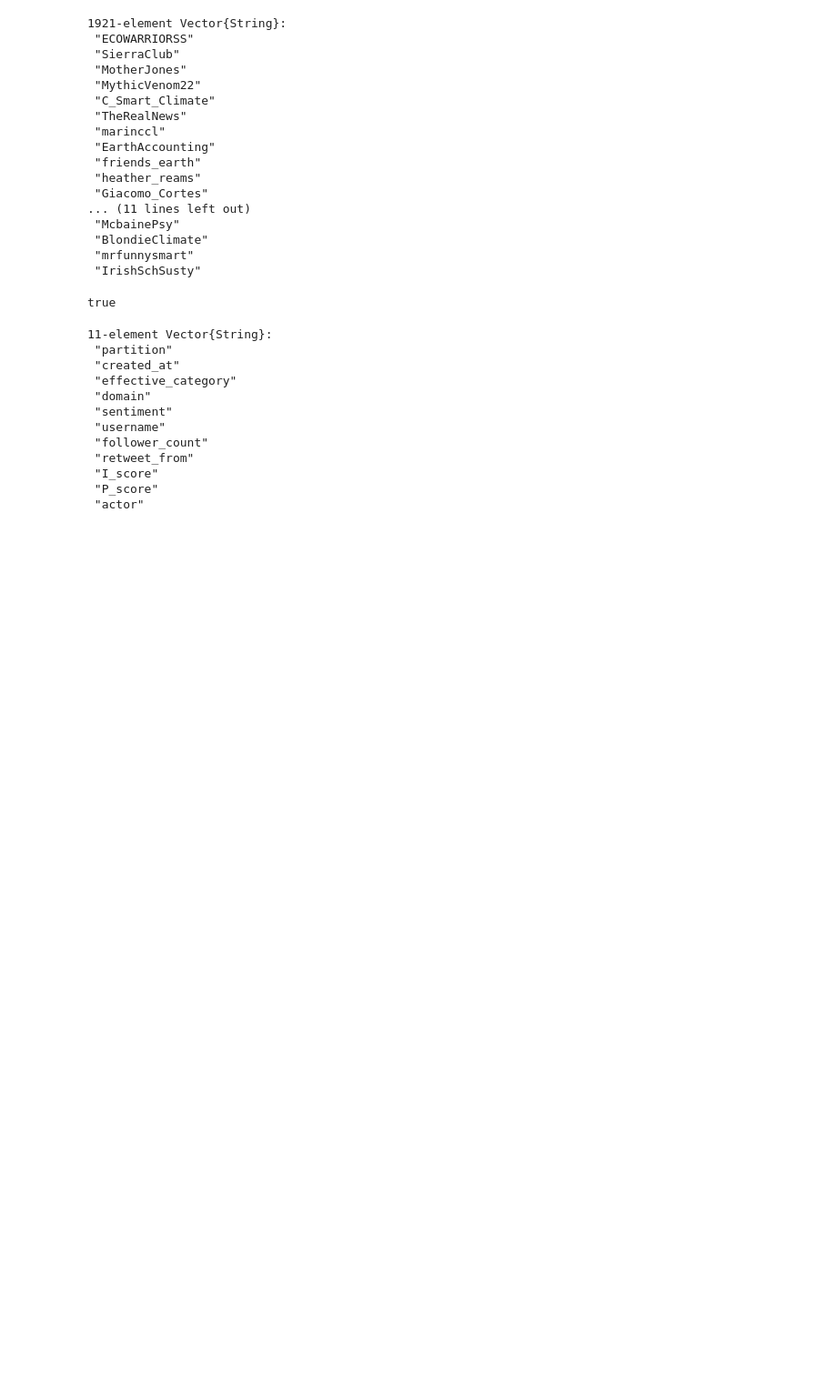
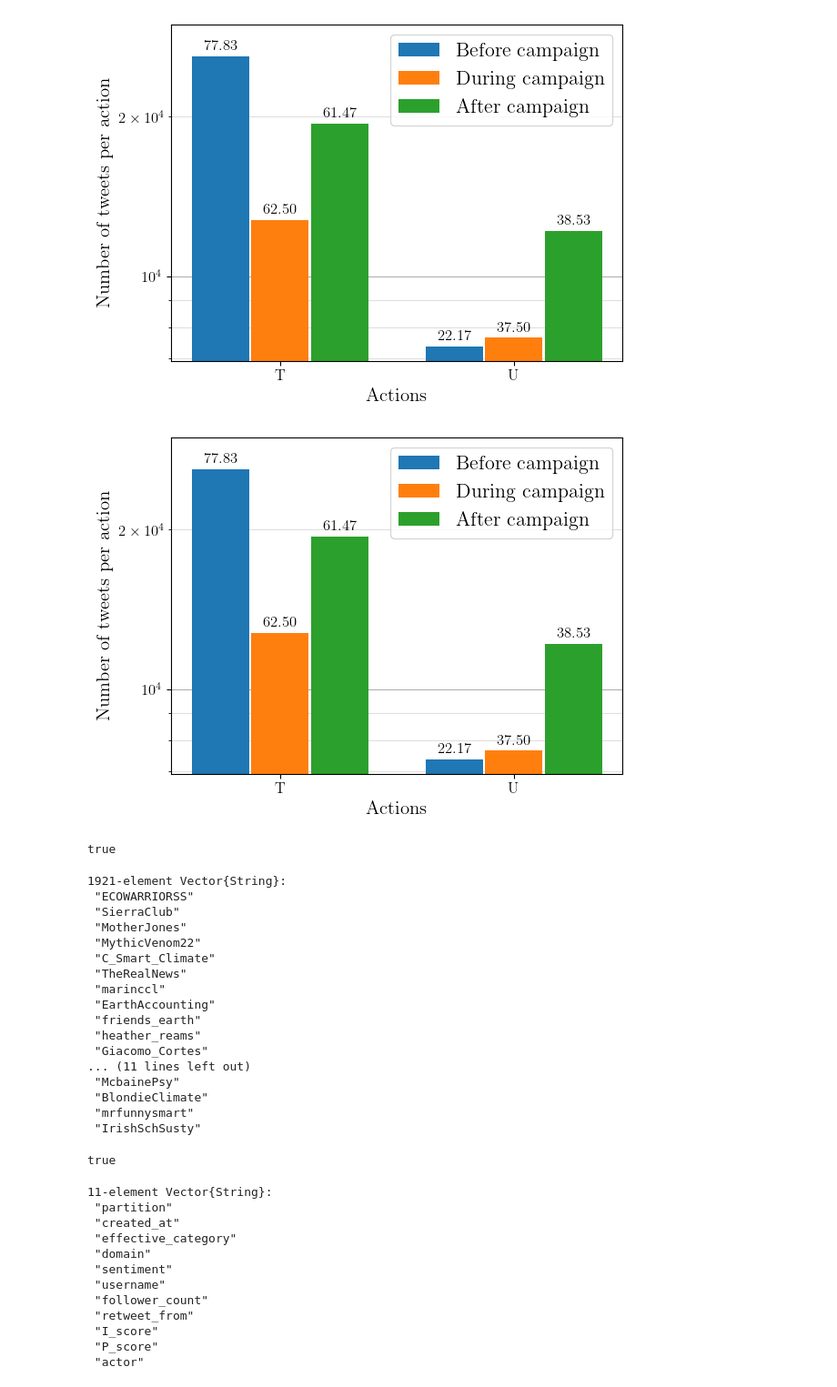
Before and after one commit to Cyrilvallez/Measuring-Influence-Twitter, a Jupyter notebook: Julia/Notebooks/test.ipynb, the cells around one changed output. Shown: that part at 91% size. Drawn from its saved outputs; the diff is of its cells as text; code cells hidden in the pictures; blank space fills up the shorter version.

```diff
--- a/Julia/Notebooks/test.ipynb
+++ b/Julia/Notebooks/test.ipynb
@@ -500,0 +499,9 @@ df = no_partition(df);
+# %%
+df = load_dataset(Skripal)
+df = skripal_dates(df);
+df = trust_score(df);
+f, _ = IP_scores(by_partition=false)
+df = f(df);
+
+# df = df[df.effective_category .== "tweet", :];
+# df = transform(groupby(df, "username"))
@@ -501,3 +571,8 @@ df = no_partition(df);
+# %%
+plot_action_frequency(df)
+# %% [output]
+[figure, added]
+[figure, added]
 # %%
 x = rand(0:1, 200);
 # %%
@@ -515,6 +590,12 @@ generator = surrogenerator(x, RandomShuffle())
 for i = 1:100
     push!(surros, copy(generator()))
 end
+# %%
+using Dates
+
+DateTime(2018, 04, 08, 01, 00, 00) > Date(2018, 04, 8)
+# %% [output]
+true
 # %%
 Random.seed!(12)
 
```
Also changed, not shown: parts of 6 cells of this notebook, 6 other files.
